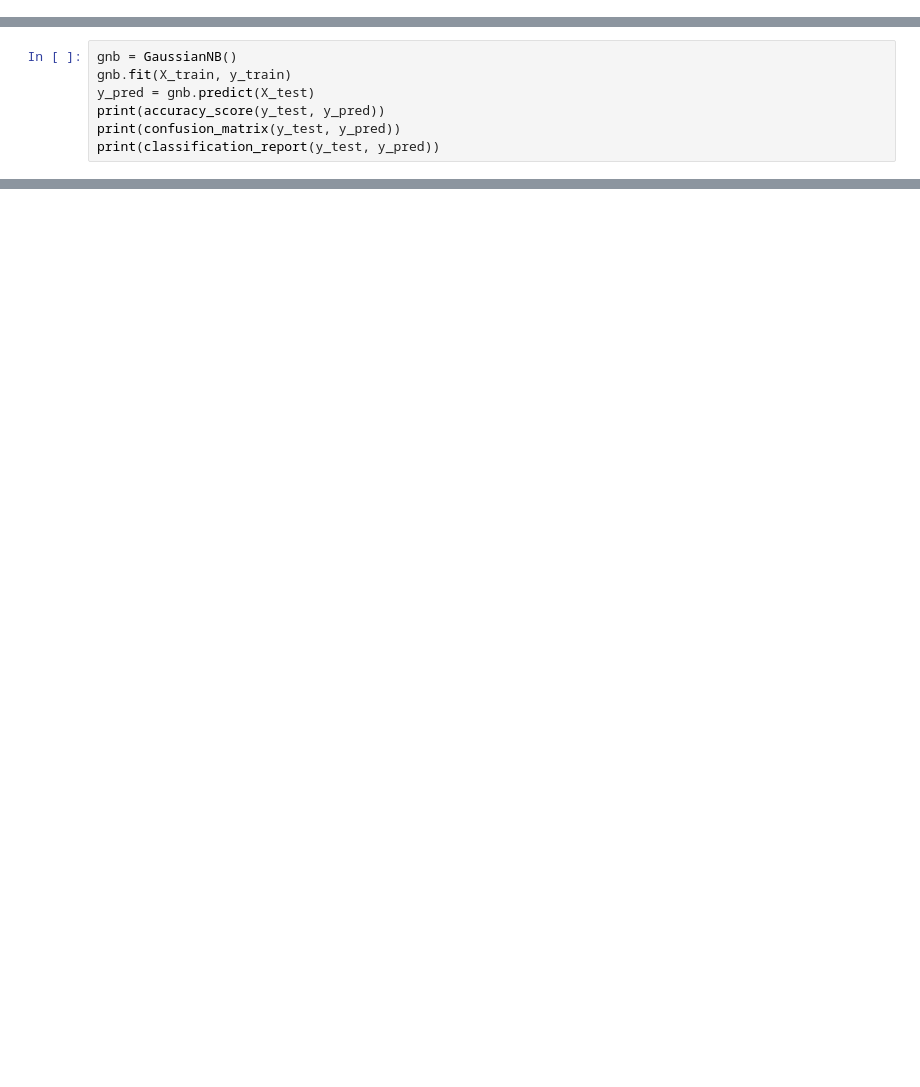
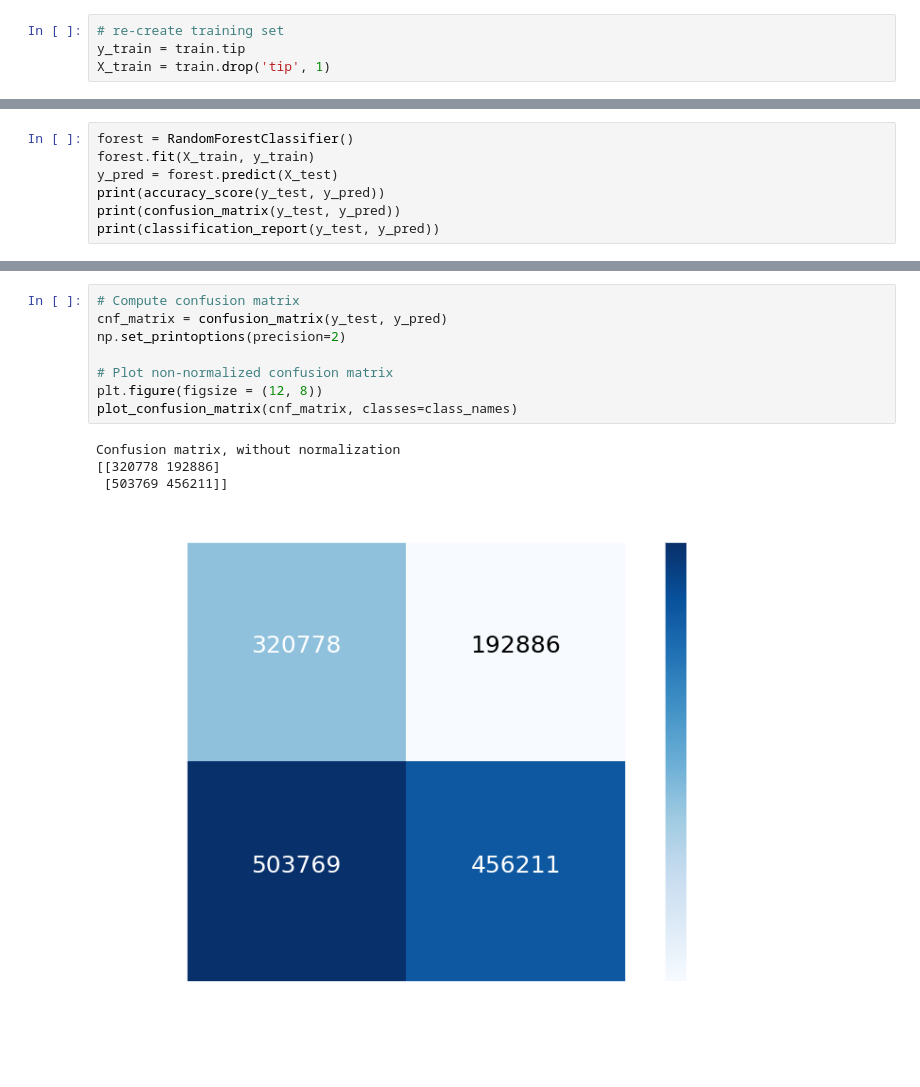
Before and after one commit to nwupkc/Taxi, a Jupyter notebook: nyc_yellow_taxi_pandas.ipynb, the cells around one changed output, grey strips where cells are left out. Cells and saved outputs as stored; diff of their text form; blank space fills up the shorter version.

```diff
--- a/nyc_yellow_taxi_pandas.ipynb
+++ b/nyc_yellow_taxi_pandas.ipynb
@@ -55,0 +296,4 @@ AttributeError: 'DataFrame' object has no attribute 'value_counts'
+# %%
+# re-create training set
+y_train = train.tip
+X_train = train.drop('tip', 1)
@@ -216,7 +372,7 @@ X_train, X_test, y_train, y_test = train_test_split(X, y, test_size=0.3)
 # %%
-gnb = GaussianNB()
-gnb.fit(X_train, y_train)
-y_pred = gnb.predict(X_test)
+forest = RandomForestClassifier()
+forest.fit(X_train, y_train)
+y_pred = forest.predict(X_test)
 print(accuracy_score(y_test, y_pred))
 print(confusion_matrix(y_test, y_pred))
 print(classification_report(y_test, y_pred))
@@ -224,0 +389,13 @@ MemoryError:
+# %%
+# Compute confusion matrix
+cnf_matrix = confusion_matrix(y_test, y_pred)
+np.set_printoptions(precision=2)
+
+# Plot non-normalized confusion matrix
+plt.figure(figsize = (12, 8))
+plot_confusion_matrix(cnf_matrix, classes=class_names)
+# %% [output]
+Confusion matrix, without normalization
+[[320778 192886]
+ [503769 456211]]
+[figure, added]
```
Also changed, not shown: parts of 77 cells of this notebook.
